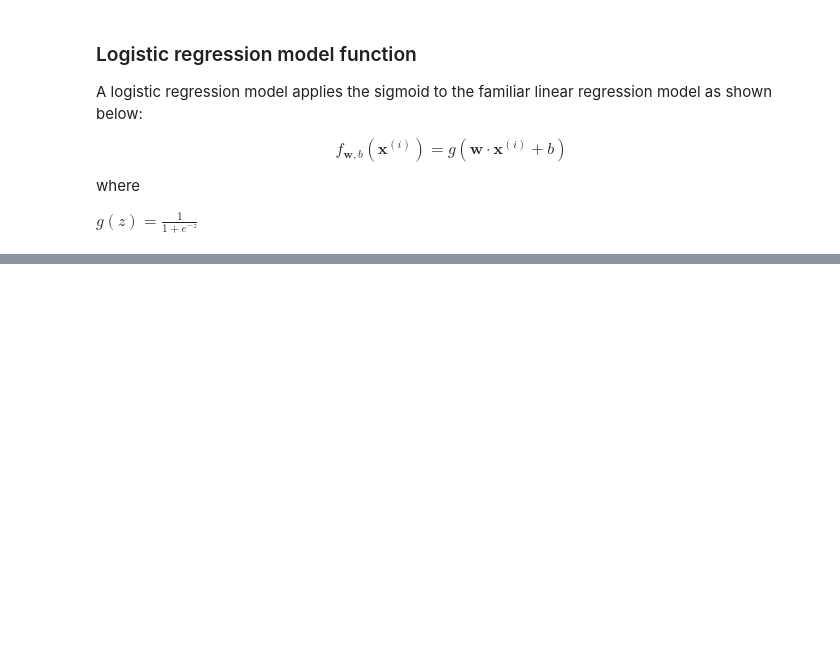
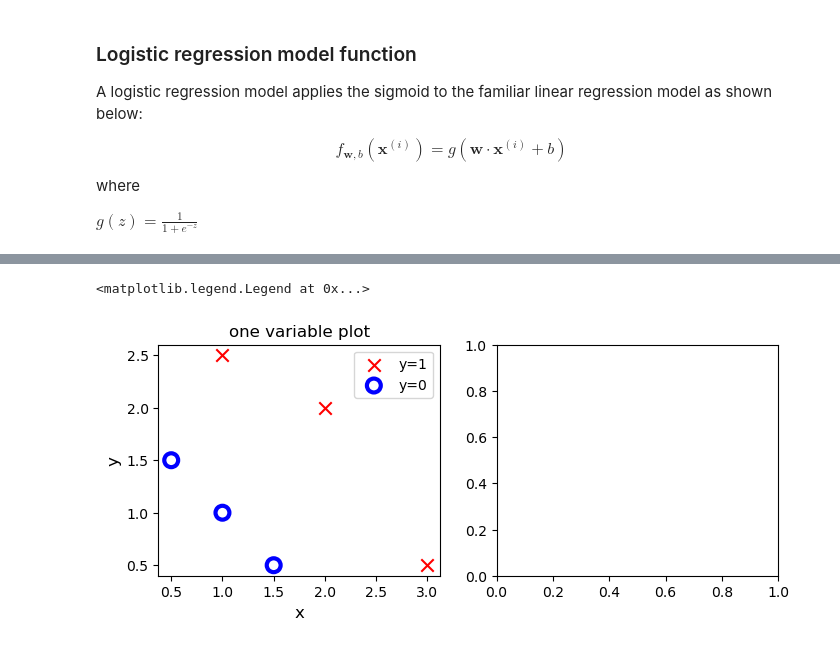
Before and after one commit to sankarprabhakar/datascience, a Jupyter notebook: Notes/Machine Learning/Logistic Regression - Concept Building.ipynb, the cells around one changed output, grey strips where cells are left out. Cells and saved outputs as stored; diff of their text form; code cells hidden in the pictures; blank space fills up the shorter version.

```diff
--- a/Notes/Machine Learning/Logistic Regression - Concept Building.ipynb
+++ b/Notes/Machine Learning/Logistic Regression - Concept Building.ipynb
@@ -109,0 +121,10 @@ $$ f_{\mathbf{w},b}(\mathbf{x}^{(i)}) = g(\mathbf{w} \cdot \mathbf{x}^{(i)} + b
+# %%
+X = np.array([[0.5, 1.5], [1,1], [1.5, 0.5], [3, 0.5], [2, 2], [1, 2.5]])
+y = np.array([0, 0, 0, 1, 1, 1]).reshape(-1,1)
+# %%
+## Get index of positive
+pos = y == 1
+print(pos)
+print(X == pos)
+neg = y == 0
+print(neg)
@@ -109,0 +150,18 @@ $$ f_{\mathbf{w},b}(\mathbf{x}^{(i)}) = g(\mathbf{w} \cdot \mathbf{x}^{(i)} + b
+# %%
+fig,ax = plt.subplots(1,2,figsize=(8,3))
+#plot 1, single variable
+
+#x_1 = X.[pos]
+#print(x_1)
+
+ax[0].scatter(X[pos.reshape(-1) , 0], X[pos.reshape(-1), 1], marker='x', s=80, c = 'red', label="y=1")
+ax[0].scatter(X[neg.reshape(-1), 0], X[neg.reshape(-1),1], marker='o', s=100, label="y=0", facecolors='none',               edgecolors="blue",lw=3)
+
+#ax[0].set_ylim(-0.08,1.1)
+ax[0].set_ylabel('y', fontsize=12)
+ax[0].set_xlabel('x', fontsize=12)
+ax[0].set_title('one variable plot')
+ax[0].legend()
+# %% [output]
+<matplotlib.legend.Legend at 0x...>
+[figure, added]
```
Also changed, not shown: parts of 16 cells of this notebook, 1 other file.
